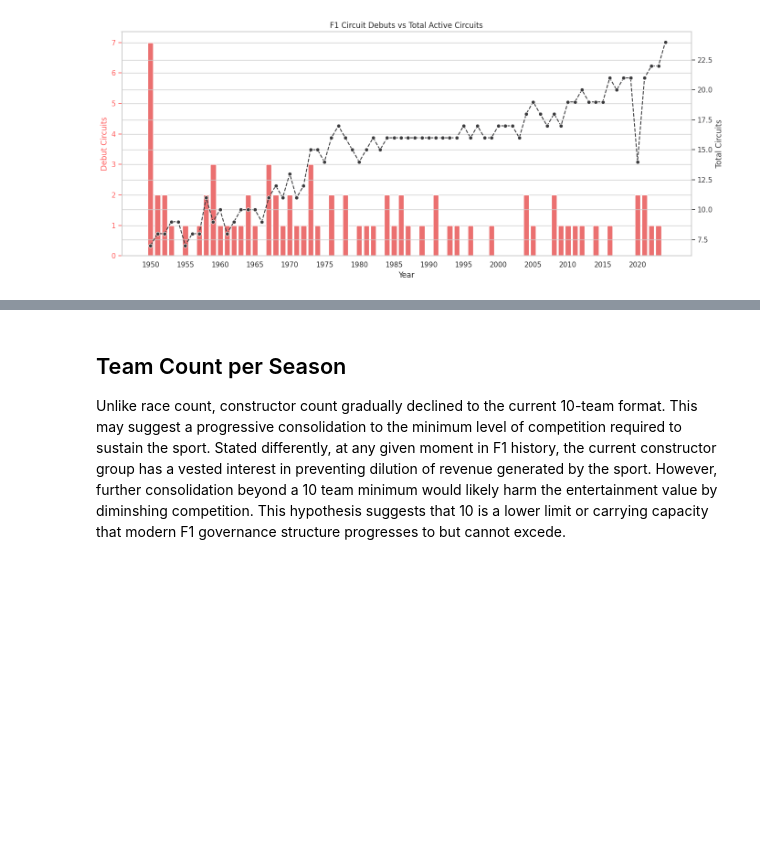
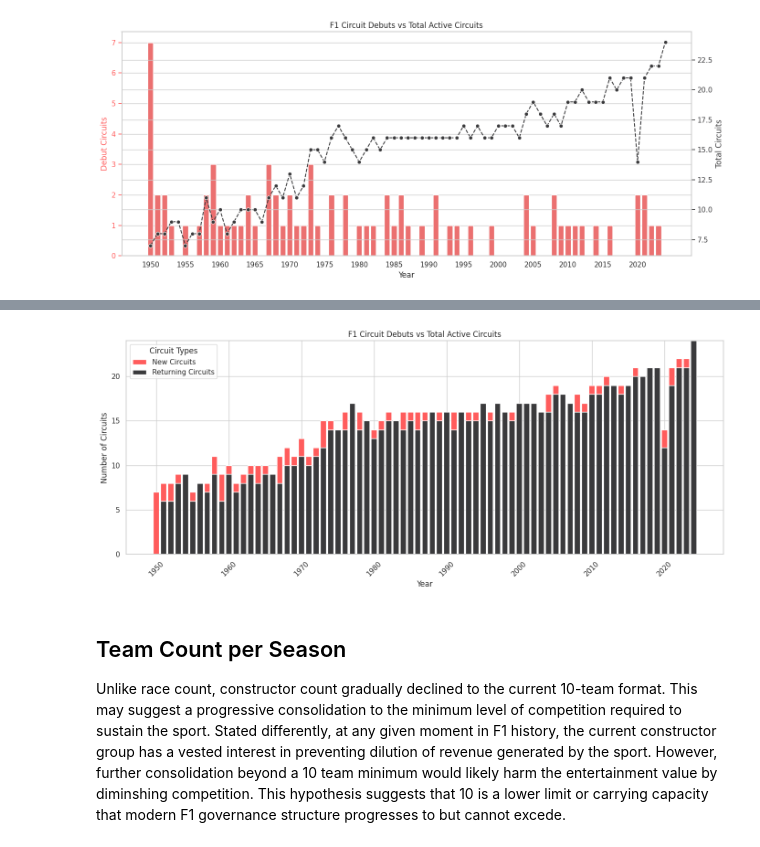
Before and after one commit to davidgoins236/data_viz_final_project, a Jupyter notebook: data_viz_final_project.ipynb, the cells around one changed output, grey strips where cells are left out. Cells and saved outputs as stored; diff of their text form; code cells hidden in the pictures; blank space fills up the shorter version.

```diff
--- a/data_viz_final_project.ipynb
+++ b/data_viz_final_project.ipynb
@@ -202,30 +202,30 @@ plt_df1 = races.groupby(['year']).agg(circuit_count = ('circuitId', 'nunique')).
 #identify new circuit debuts by finding the min year per circuit then aggregating by year
 plt_df2=races.groupby(['circuitId']).agg(min_year = ('year', 'min')).reset_index()\
   .groupby(['min_year']).agg(circuit_debut_count = ('circuitId', 'count')).reset_index()
-
+# merge and add a new column
 plt_df = plt_df1.merge(plt_df2, how = 'left', left_on = 'year',right_on='min_year')
 plt_df = plt_df.fillna(0)\
-  .assign(returning_circuits = lambda x: x.circuit_count - x.circuit_debut_count.fillna(0))\
-  .melt(id_vars='year',value_vars=['circuit_debut_count','returning_circuits'])
-plt_df['circuit_types'] = plt_df['variable'].replace({'circuit_debut_count': 'New Circuits', 'returning_circuits': 'Returning Circuits'})
+  .assign(returning_circuits = lambda x: x.circuit_count - x.circuit_debut_count.fillna(0))
 
-plt_palette = {'New Circuits':f1_color_palette["Soft Red"],
-               'Returning Circuits':f1_color_palette['Track Asphalt']}
+colors = {
+    'New Circuits': f1_color_palette["Soft Red"],
+    'Returning Circuits': f1_color_palette["Track Asphalt"]
+}
 
-fig = px.bar(plt_df,x='year',y='value',color='circuit_types',barmode='stack',
-             template='simple_white',
-             color_discrete_map=plt_palette)
-fig.update_layout(bargap=0,
-                  title = 'F1 Circuit Debuts vs Total Active Circuits',
-                  xaxis_title = 'Year',
-                  yaxis_title = 'Number of Circuits',
-                  legend_title = 'Circuit Types',
-                  legend=dict(
-                      yanchor='top',
-                      y=1,
-                      xanchor='left',
-                      x=.05
-                  )
-                  )
-fig.show()
+
+# Plot stacked bars
+fig, ax = plt.subplots(figsize=(14, 6))
+ax.bar(plt_df['year'], plt_df['circuit_debut_count'], bottom=plt_df['returning_circuits'],
+       label='New Circuits', color=colors['New Circuits'])
+ax.bar(plt_df['year'], plt_df['returning_circuits'], label='Returning Circuits', color=colors['Returning Circuits'])
+
+
+#Formatting steps
+ax.set_title('F1 Circuit Debuts vs Total Active Circuits')
+ax.set_xlabel('Year')
+ax.set_ylabel('Number of Circuits')
+ax.legend(title='Circuit Types', loc='upper left')
+plt.xticks(rotation=45)
+plt.tight_layout()
+plt.show()
 # %% [output]
@@ -233,3 +232,4 @@ fig.show()
+[figure, added]
 # %% [markdown]
 ## Team Count per Season
 Unlike race count, constructor count gradually declined to the current 10-team format. This may suggest a progressive consolidation to the minimum level of competition required to sustain the sport. Stated differently, at any given moment in F1 history, the current constructor group has a vested interest in preventing dilution of revenue generated by the sport. However, further consolidation beyond a 10 team minimum would likely harm the entertainment value by diminshing competition. This hypothesis suggests that 10 is a lower limit or carrying capacity that modern F1 governance structure progresses to but cannot excede.
```
Also changed, not shown: parts of 3 cells of this notebook.
